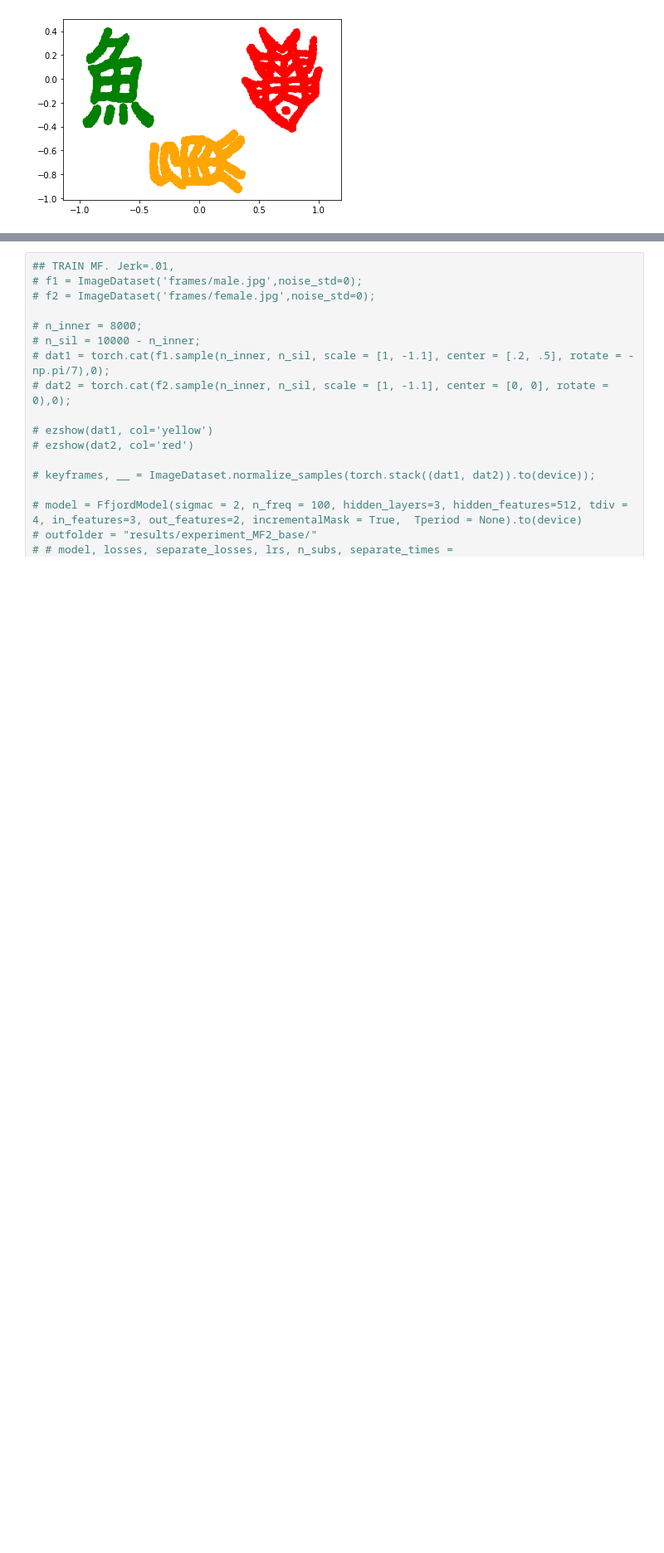
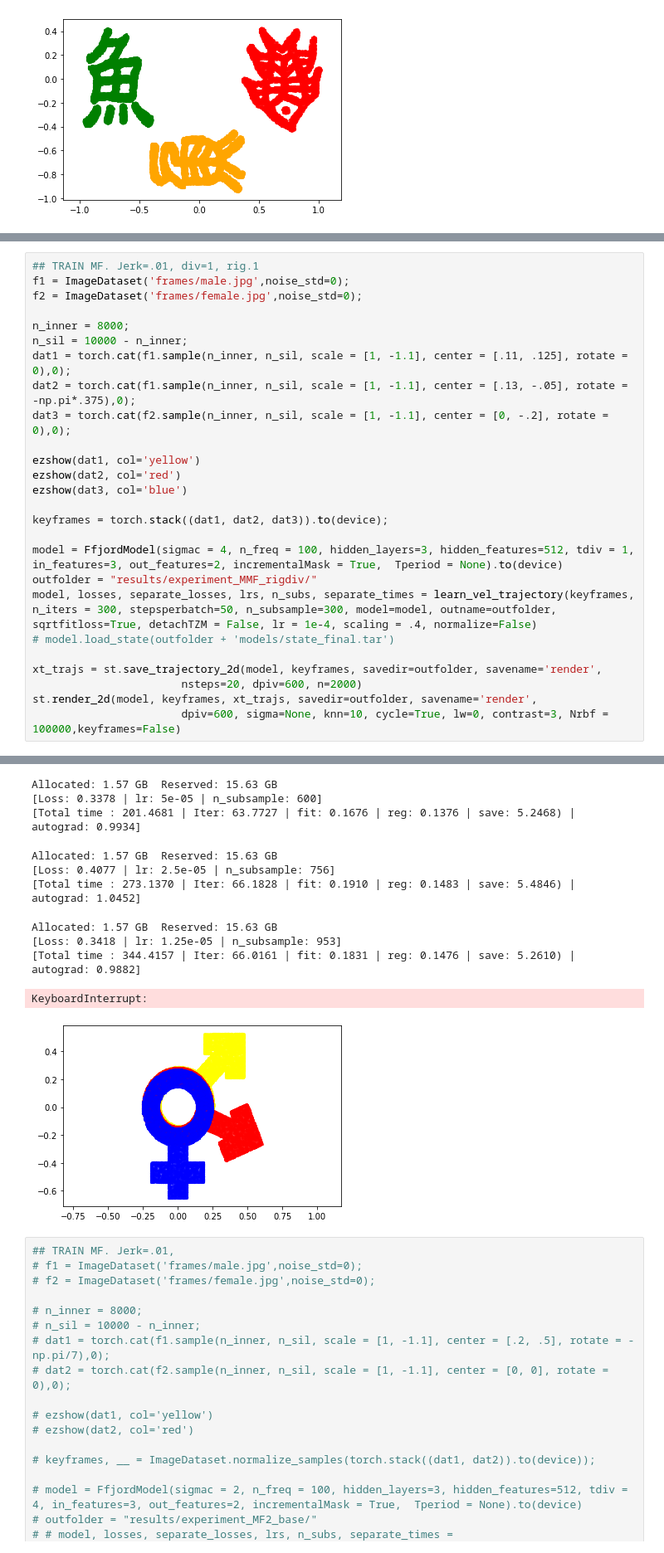
Before and after one commit to pzpzpzp1/wassflow, a Jupyter notebook: cnf-sinkhorn-demo.ipynb, the cells around one changed output, grey strips where cells are left out. Shown: that part at 83% size. Saved outputs shown, nothing was run; the diff lists cells and outputs as text; blank space fills up the shorter version.

```diff
--- a/cnf-sinkhorn-demo.ipynb
+++ b/cnf-sinkhorn-demo.ipynb
@@ -275,0 +395,27 @@ CalledProcessError: Command '['ffmpeg', '-f', 'rawvideo', '-vcodec', 'rawvideo',
+# %%
+## TRAIN MF. Jerk=.01, div=1, rig.1
+f1 = ImageDataset('frames/male.jpg',noise_std=0);
+f2 = ImageDataset('frames/female.jpg',noise_std=0);
+
+n_inner = 8000;
+n_sil = 10000 - n_inner;
+dat1 = torch.cat(f1.sample(n_inner, n_sil, scale = [1, -1.1], center = [.11, .125], rotate = 0),0);
+dat2 = torch.cat(f1.sample(n_inner, n_sil, scale = [1, -1.1], center = [.13, -.05], rotate = -np.pi*.375),0);
+dat3 = torch.cat(f2.sample(n_inner, n_sil, scale = [1, -1.1], center = [0, -.2], rotate = 0),0);
+
+ezshow(dat1, col='yellow')
+ezshow(dat2, col='red')
+ezshow(dat3, col='blue')
+
+keyframes = torch.stack((dat1, dat2, dat3)).to(device);
+
+model = FfjordModel(sigmac = 4, n_freq = 100, hidden_layers=3, hidden_features=512, tdiv = 1, in_features=3, out_features=2, incrementalMask = True,  Tperiod = None).to(device)
+outfolder = "results/experiment_MMF_rigdiv/"
+model, losses, separate_losses, lrs, n_subs, separate_times = learn_vel_trajectory(keyframes, n_iters = 300, stepsperbatch=50, n_subsample=300, model=model, outname=outfolder, sqrtfitloss=True, detachTZM = False, lr = 1e-4, scaling = .4, normalize=False)
+# model.load_state(outfolder + 'models/state_final.tar')
+
+xt_trajs = st.save_trajectory_2d(model, keyframes, savedir=outfolder, savename='render',
+                       nsteps=20, dpiv=600, n=2000)
+st.render_2d(model, keyframes, xt_trajs, savedir=outfolder, savename='render',
+                       dpiv=600, sigma=None, knn=10, cycle=True, lw=0, contrast=3, Nrbf = 100000,keyframes=False)
+# %% [output]
@@ -276,3 +431,14 @@ CalledProcessError: Command '['ffmpeg', '-f', 'rawvideo', '-vcodec', 'rawvideo',
+Allocated: 1.57 GB  Reserved: 15.63 GB
+[Loss: 0.3378 | lr: 5e-05 | n_subsample: 600]
+[Total time : 201.4681 | Iter: 63.7727 | fit: 0.1676 | reg: 0.1376 | save: 5.2468) | autograd: 0.9934]
+Allocated: 1.57 GB  Reserved: 15.63 GB
+[Loss: 0.4077 | lr: 2.5e-05 | n_subsample: 756]
+[Total time : 273.1370 | Iter: 66.1828 | fit: 0.1910 | reg: 0.1483 | save: 5.4846) | autograd: 1.0452]
+Allocated: 1.57 GB  Reserved: 15.63 GB
+[Loss: 0.3418 | lr: 1.25e-05 | n_subsample: 953]
+[Total time : 344.4157 | Iter: 66.0161 | fit: 0.1831 | reg: 0.1476 | save: 5.2610) | autograd: 0.9882]
+KeyboardInterrupt:
+[figure, added]
 # %%
 ## TRAIN MF. Jerk=.01,
 # f1 = ImageDataset('frames/male.jpg',noise_std=0);
```
Also changed, not shown: parts of 9 cells of this notebook, 6 other files.
